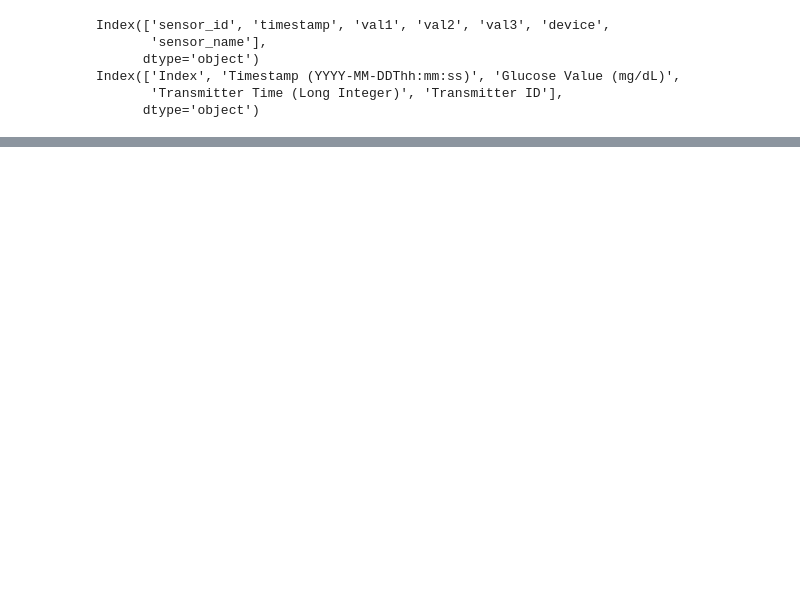
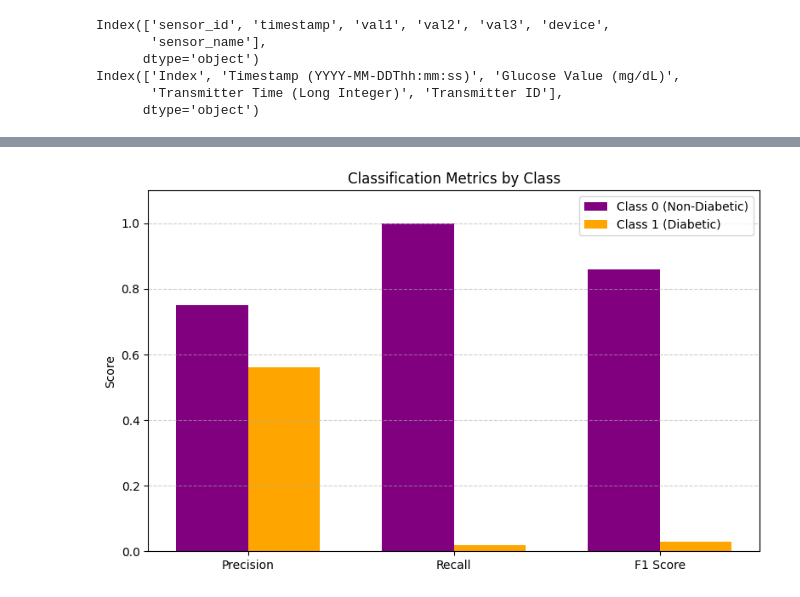
Before and after one commit to willsonr8/CAP4770-Project, a Jupyter notebook: Notebook.ipynb, the cells around one changed output, grey strips where cells are left out. Cells and saved outputs as stored; diff of their text form; code cells hidden in the pictures; blank space fills up the shorter version.

```diff
--- a/Notebook.ipynb
+++ b/Notebook.ipynb
@@ -160,0 +400,32 @@ plt.show()
+# %%
+import matplotlib.pyplot as plt
+import numpy as np
+
+# Metrics from classification report
+metrics = ["Precision", "Recall", "F1 Score"]
+
+class_0 = [0.75, 1.00, 0.86]  # Non-diabetic
+class_1 = [0.56, 0.02, 0.03]  # Diabetic
+
+x = np.arange(len(metrics))  # the label locations
+width = 0.35  # the width of the bars
+
+# Plot
+fig, ax = plt.subplots(figsize=(8, 5))
+bars1 = ax.bar(x - width/2, class_0, width, label='Class 0 (Non-Diabetic)', color='purple')
+bars2 = ax.bar(x + width/2, class_1, width, label='Class 1 (Diabetic)', color='orange')
+
+# Labels and formatting
+ax.set_ylabel('Score')
+ax.set_title('Classification Metrics by Class')
+ax.set_xticks(x)
+ax.set_xticklabels(metrics)
+ax.set_ylim(0, 1.1)
+ax.legend()
+ax.grid(axis='y', linestyle='--', alpha=0.6)
+
+# Show the plot
+plt.tight_layout()
+plt.show()
+# %% [output]
+[figure, added]
```
Also changed, not shown: parts of 11 cells of this notebook.
